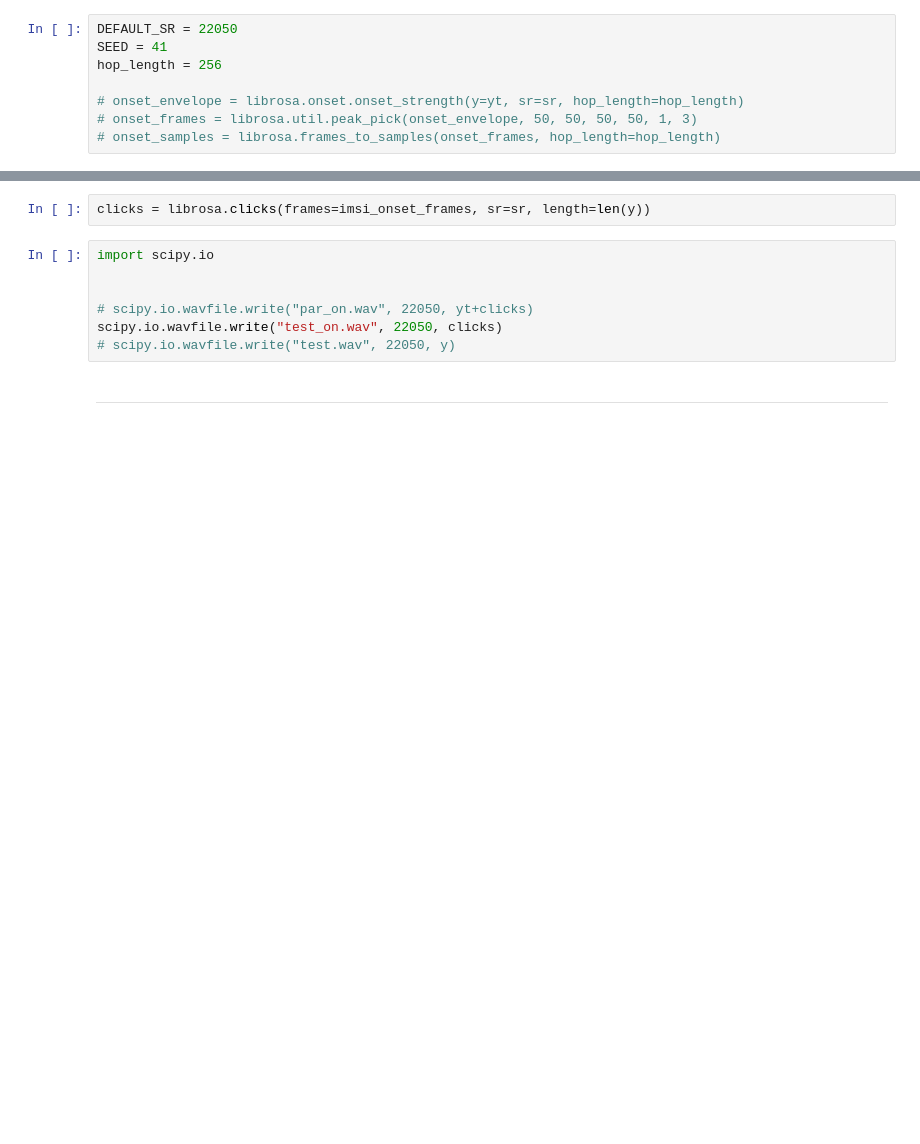
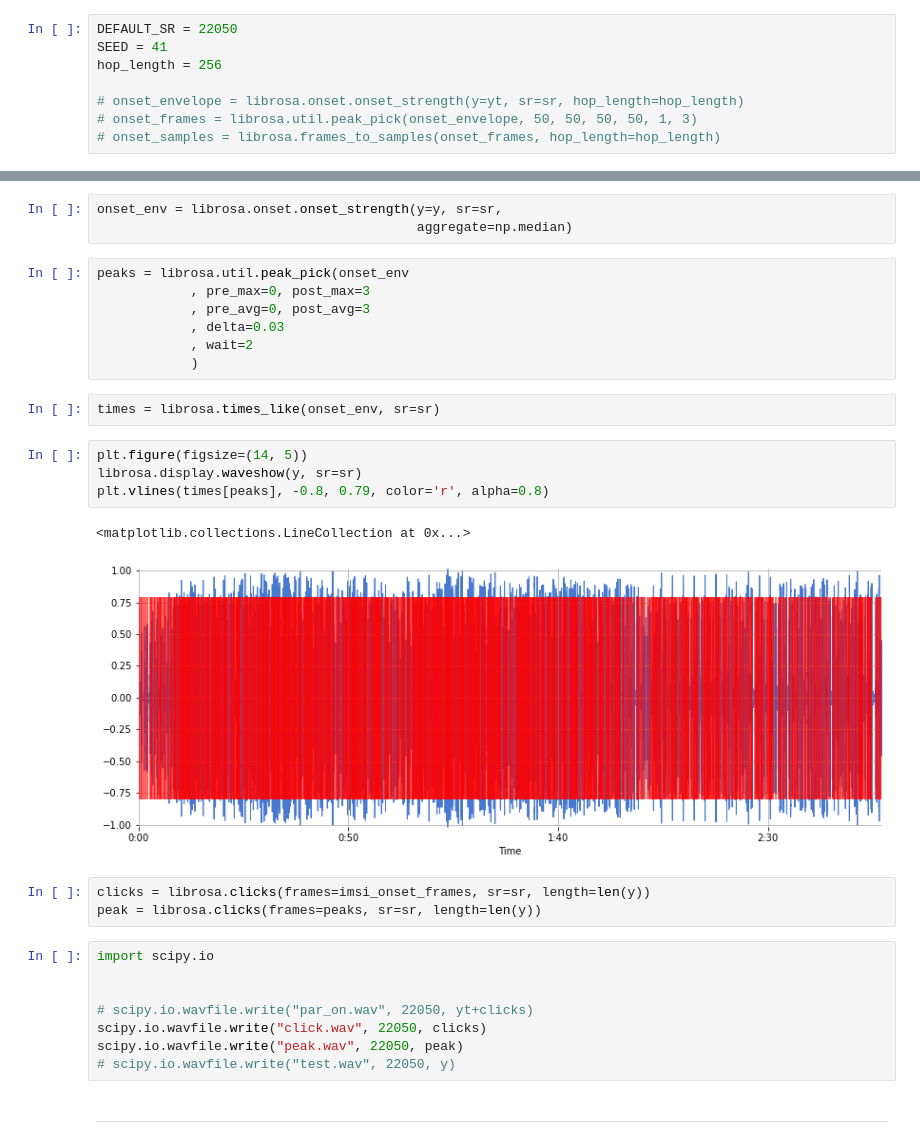
Before and after one commit to cid2rrrr/Transformer-w--torch-tensor, a Jupyter notebook: OnSetDetect.ipynb, the cells around one changed output, grey strips where cells are left out. Saved outputs shown, nothing was run; the diff lists cells and outputs as text; blank space fills up the shorter version.

```diff
--- a/OnSetDetect.ipynb
+++ b/OnSetDetect.ipynb
@@ -86,11 +91,32 @@ plt.vlines(onset_times, -0.8, 0.79, color='r', alpha=0.8)
+# %%
+onset_env = librosa.onset.onset_strength(y=y, sr=sr,
+                                         aggregate=np.median)
+# %%
+peaks = librosa.util.peak_pick(onset_env
+            , pre_max=0, post_max=3
+            , pre_avg=0, post_avg=3
+            , delta=0.03
+            , wait=2
+            )
+# %%
+times = librosa.times_like(onset_env, sr=sr)
+# %%
+plt.figure(figsize=(14, 5))
+librosa.display.waveshow(y, sr=sr)
+plt.vlines(times[peaks], -0.8, 0.79, color='r', alpha=0.8)
+# %% [output]
+<matplotlib.collections.LineCollection at 0x...>
+[figure, added]
 # %%
 clicks = librosa.clicks(frames=imsi_onset_frames, sr=sr, length=len(y))
+peak = librosa.clicks(frames=peaks, sr=sr, length=len(y))
 # %%
 import scipy.io
 
 
 # scipy.io.wavfile.write("par_on.wav", 22050, yt+clicks)
-scipy.io.wavfile.write("test_on.wav", 22050, clicks)
+scipy.io.wavfile.write("click.wav", 22050, clicks)
+scipy.io.wavfile.write("peak.wav", 22050, peak)
 # scipy.io.wavfile.write("test.wav", 22050, y)
 # %% [markdown]
 ---
```
Also changed, not shown: parts of 10 cells of this notebook, 10 other files.
